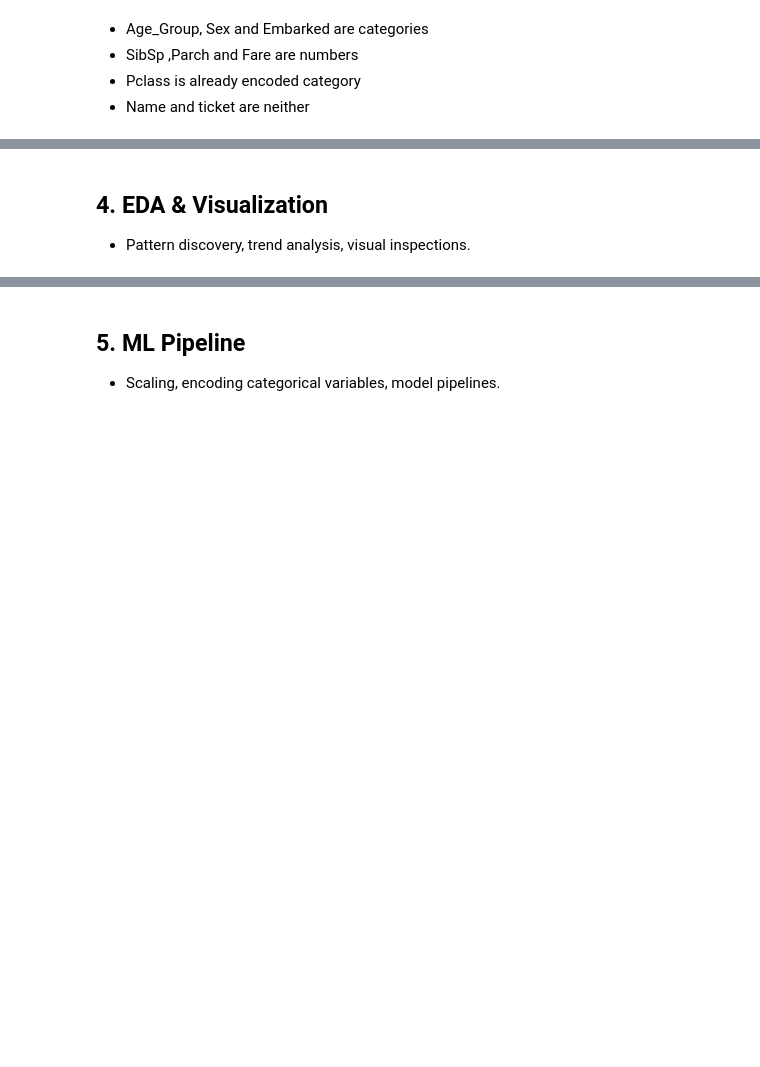
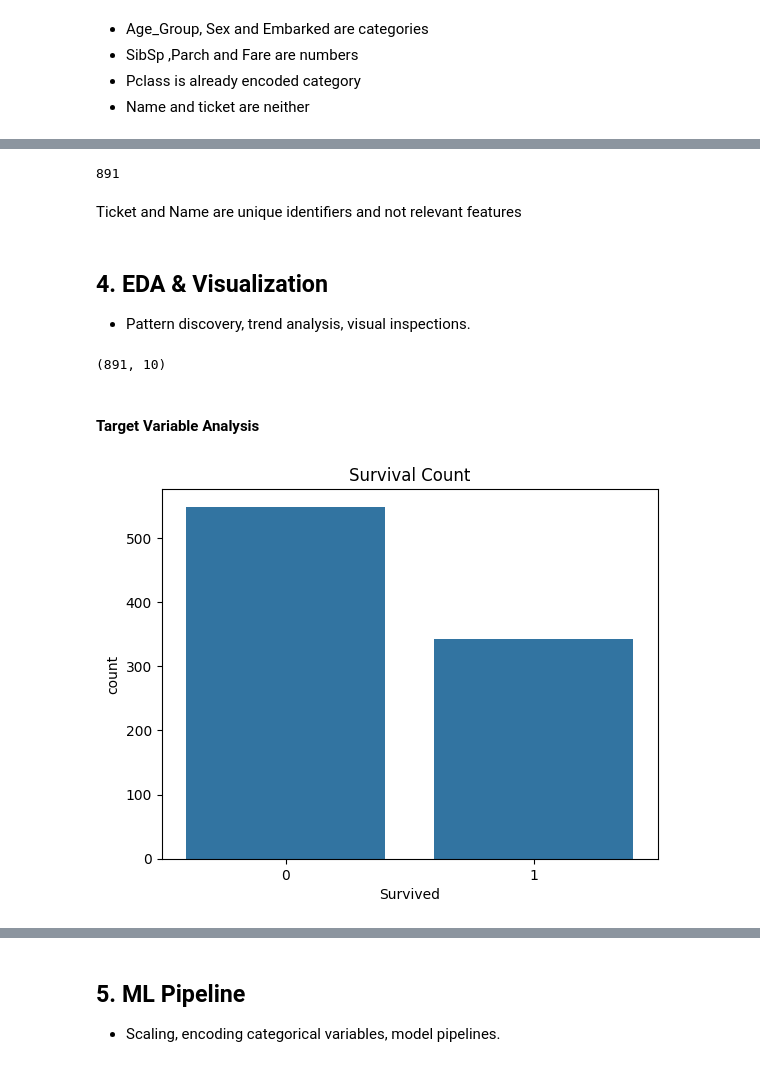
Before and after one commit to Omar-Seif/Titanic, a Jupyter notebook: Titanic.ipynb, the cells around one changed output, grey strips where cells are left out. Cells and saved outputs as stored; diff of their text form; code cells hidden in the pictures; blank space fills up the shorter version.

```diff
--- a/Titanic.ipynb
+++ b/Titanic.ipynb
@@ -184,6 +189,4 @@ Dropped Cabin column since too many missing values
 # %%
 average_age = df['Age'].mean().round()
 
-df['Age'].replace(np.nan, average_age, inplace=True)
-
-df.isnull().sum()
+df['Age'] = df['Age'].fillna(average_age)
@@ -210,7 +195,7 @@ Replaced Missing Age with Average Age
 # %%
 frequent_embarked = df['Embarked'].value_counts().idxmax()
 
-df['Embarked'].replace(np.nan, frequent_embarked, inplace=True)
+df['Embarked'] = df['Embarked'].fillna(frequent_embarked)
 
 df.isnull().sum()
 # %% [output]
@@ -312,3 +291,6 @@ dtype: object
 * SibSp ,Parch and Fare are numbers
 * Pclass is already encoded category
 * Name and ticket are neither
+# %%
+df[['Pclass', 'Sex', 'Embarked', 'Age_Group']] = df[['Pclass', 'Sex', 'Embarked', 'Age_Group']].astype('category')
+df.dtypes
@@ -315,4 +335,24 @@ dtype: object
+# %%
+df['Name'].nunique()
+# %% [output]
+891
+# %% [markdown]
+Ticket and Name are unique identifiers and not relevant features
 # %% [markdown]
 ## 4. EDA & Visualization
 
 * Pattern discovery, trend analysis, visual inspections.
+# %%
+df.shape
+# %% [output]
+(891, 10)
+# %% [markdown]
+#### Target Variable Analysis
+# %%
+survived_counts = df['Survived'].value_counts()
+
+sns.countplot(df, x='Survived')
+plt.title('Survival Count')
+plt.show()
+# %% [output]
+[figure, added]
```
Also changed, not shown: parts of 46 cells of this notebook.
